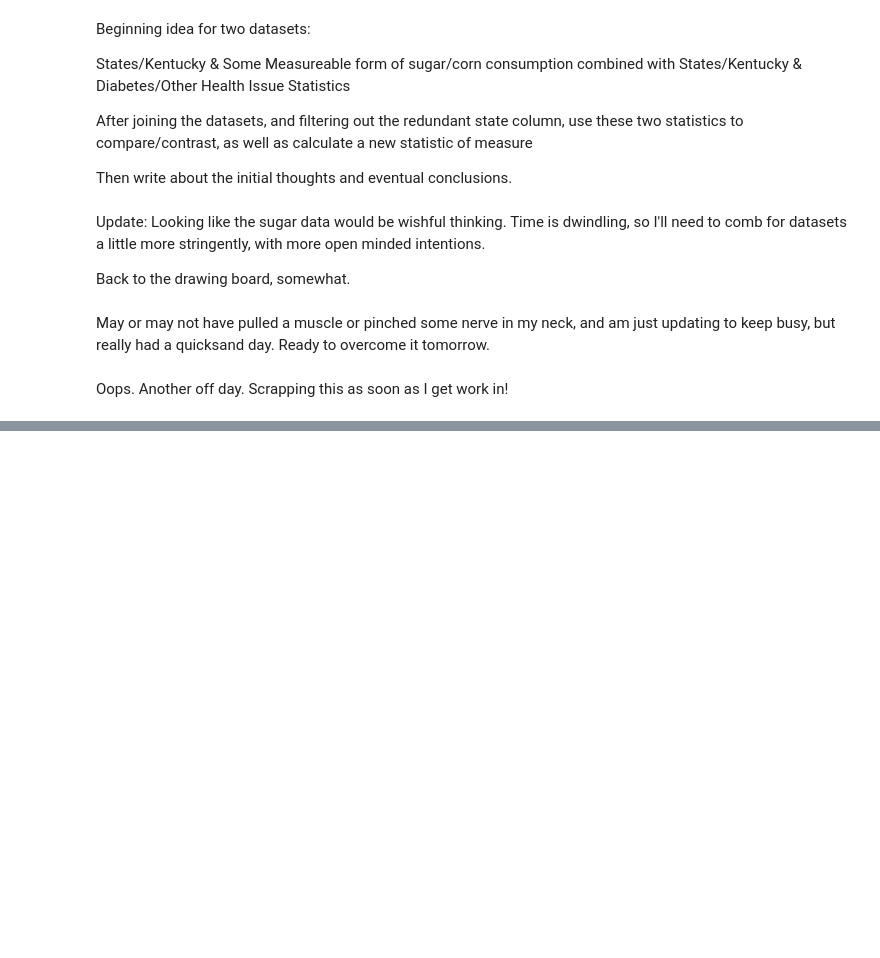
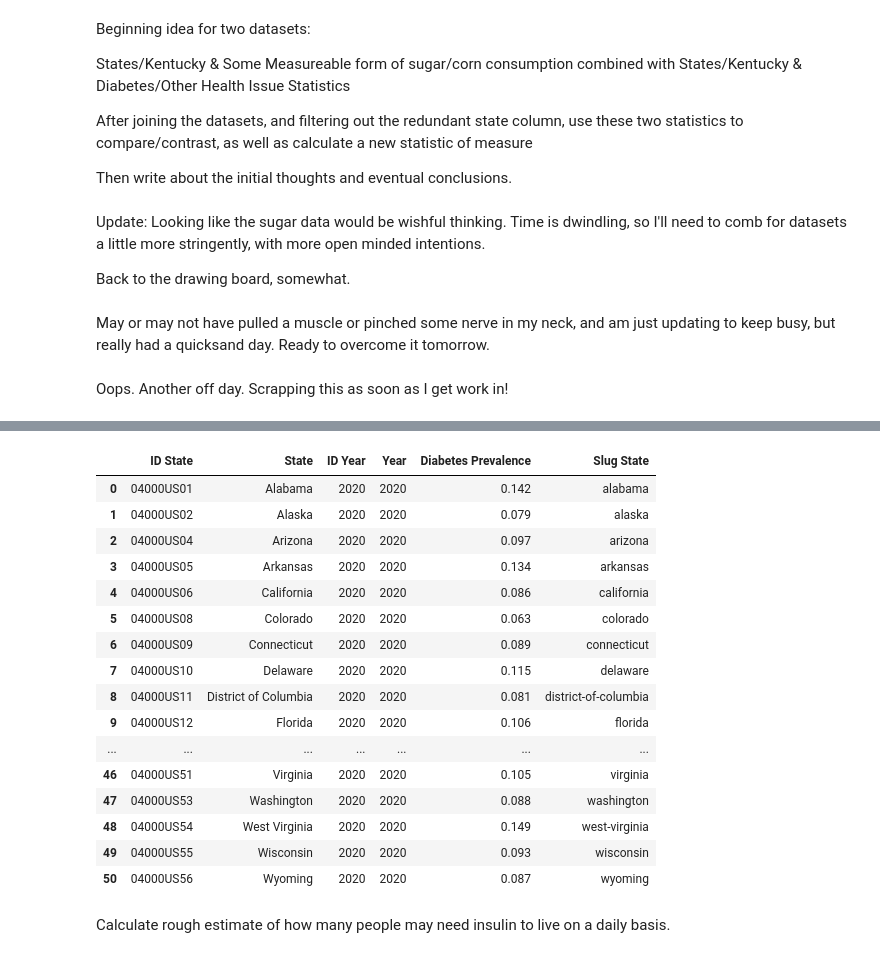
Before and after one commit to LilGotit/StateVarianceDiabetes, a Jupyter notebook: FirstDraft.ipynb, the cells around one changed output, grey strips where cells are left out. Drawn from its saved outputs; the diff is of its cells as text; code cells hidden in the pictures; blank space fills up the shorter version.

```diff
--- a/FirstDraft.ipynb
+++ b/FirstDraft.ipynb
@@ -23,0 +45,25 @@ Oops. Another off day. Scrapping this as soon as I get work in!
+# %%
+responseTwo = req.get("https://datausa.io/api/data?drilldowns=State&measures=Diabetes%20Prevalence&year=2020")
+jsonTwo = responseTwo.json()
+df = pd.json_normalize(data = jsonTwo, record_path = ["data"])
+df
+# %% [output]
+|  | ID State | State | ID Year | Year | Diabetes Prevalence | Slug State |
+| 0 | 04000US01 | Alabama | 2020 | 2020 | 0.142 | alabama |
+| 1 | 04000US02 | Alaska | 2020 | 2020 | 0.079 | alaska |
+| 2 | 04000US04 | Arizona | 2020 | 2020 | 0.097 | arizona |
+| 3 | 04000US05 | Arkansas | 2020 | 2020 | 0.134 | arkansas |
+| 4 | 04000US06 | California | 2020 | 2020 | 0.086 | california |
+| 5 | 04000US08 | Colorado | 2020 | 2020 | 0.063 | colorado |
+| 6 | 04000US09 | Connecticut | 2020 | 2020 | 0.089 | connecticut |
+| 7 | 04000US10 | Delaware | 2020 | 2020 | 0.115 | delaware |
+| 8 | 04000US11 | District of Columbia | 2020 | 2020 | 0.081 | district-of-columbia |
+| 9 | 04000US12 | Florida | 2020 | 2020 | 0.106 | florida |
+| ... | ... | ... | ... | ... | ... | ... |
+| 46 | 04000US51 | Virginia | 2020 | 2020 | 0.105 | virginia |
+| 47 | 04000US53 | Washington | 2020 | 2020 | 0.088 | washington |
+| 48 | 04000US54 | West Virginia | 2020 | 2020 | 0.149 | west-virginia |
+| 49 | 04000US55 | Wisconsin | 2020 | 2020 | 0.093 | wisconsin |
+| 50 | 04000US56 | Wyoming | 2020 | 2020 | 0.087 | wyoming |
+# %% [markdown]
+Calculate rough estimate of how many people may need insulin to live on a daily basis.
```
Also changed, not shown: parts of 2 cells of this notebook.
